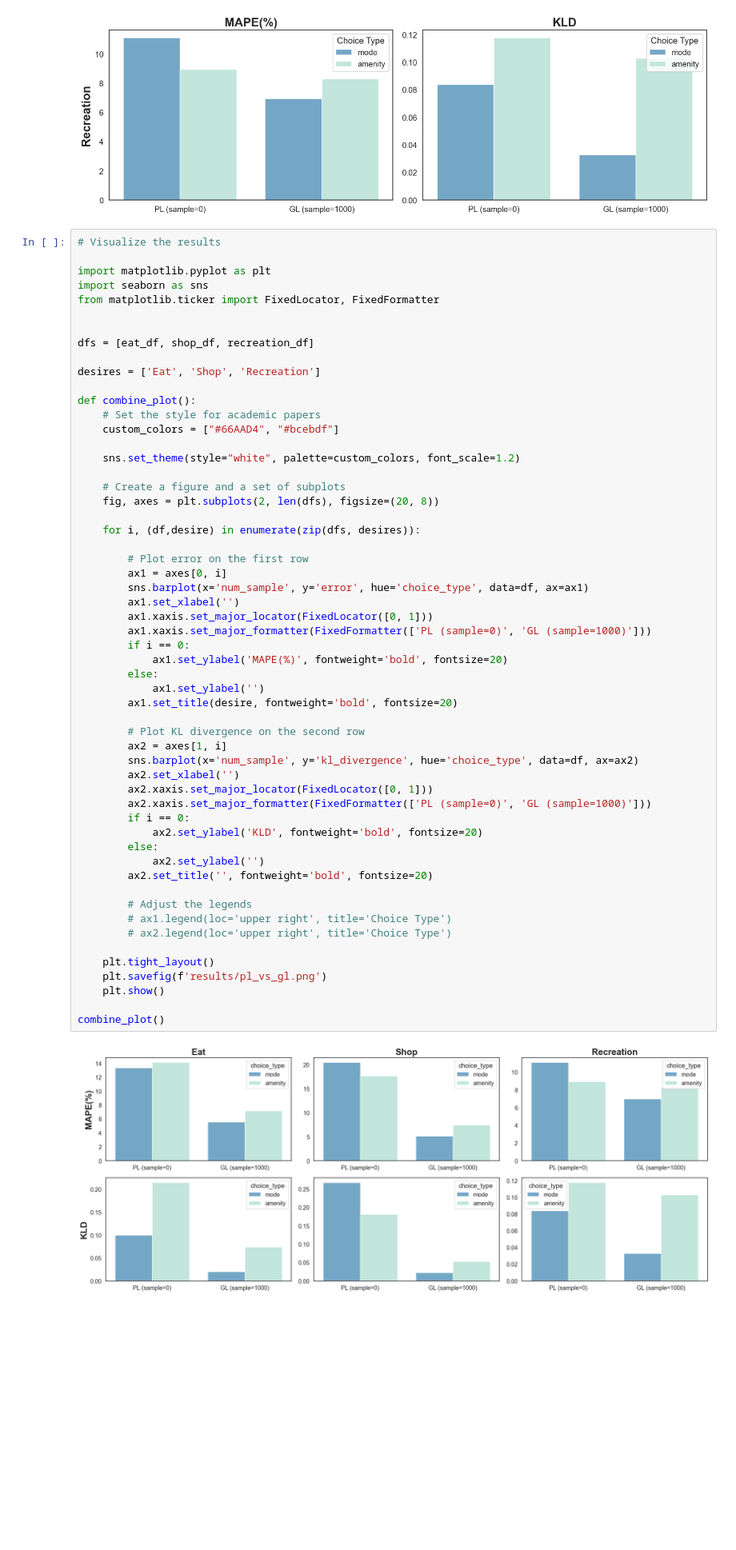
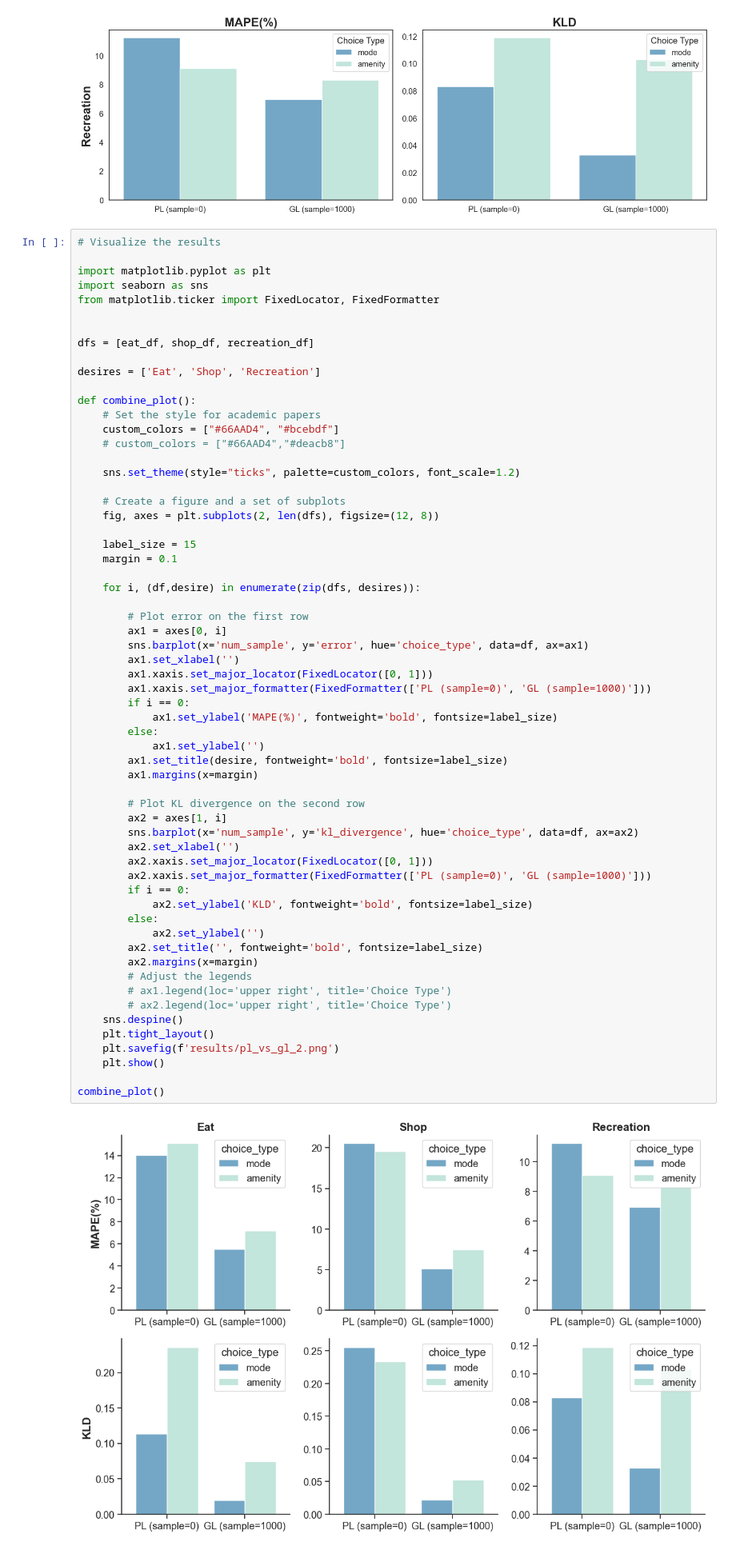
Before and after one commit to kekehurry/Human-Choice-Model, a Jupyter notebook: 03_evaluate_pl_vs_gl.ipynb, the cells around one changed output. Shown at 80% size. Cells and saved outputs as stored; diff of their text form; blank space fills up the shorter version.

```diff
--- a/03_evaluate_pl_vs_gl.ipynb
+++ b/03_evaluate_pl_vs_gl.ipynb
@@ -102,46 +102,51 @@ desires = ['Eat', 'Shop', 'Recreation']
 def combine_plot():
     # Set the style for academic papers
     custom_colors = ["#66AAD4", "#bcebdf"]
+    # custom_colors = ["#66AAD4","#deacb8"]
 
-    sns.set_theme(style="white", palette=custom_colors, font_scale=1.2)
+    sns.set_theme(style="ticks", palette=custom_colors, font_scale=1.2)
 
     # Create a figure and a set of subplots
-    fig, axes = plt.subplots(2, len(dfs), figsize=(20, 8))
+    fig, axes = plt.subplots(2, len(dfs), figsize=(12, 8))
+
+    label_size = 15
+    margin = 0.1
 
     for i, (df,desire) in enumerate(zip(dfs, desires)):
 
         # Plot error on the first row
         ax1 = axes[0, i]
         sns.barplot(x='num_sample', y='error', hue='choice_type', data=df, ax=ax1)
         ax1.set_xlabel('')
         ax1.xaxis.set_major_locator(FixedLocator([0, 1]))
         ax1.xaxis.set_major_formatter(FixedFormatter(['PL (sample=0)', 'GL (sample=1000)']))
         if i == 0:
-            ax1.set_ylabel('MAPE(%)', fontweight='bold', fontsize=20)
+            ax1.set_ylabel('MAPE(%)', fontweight='bold', fontsize=label_size)
         else:
             ax1.set_ylabel('')
-        ax1.set_title(desire, fontweight='bold', fontsize=20)
+        ax1.set_title(desire, fontweight='bold', fontsize=label_size)
+        ax1.margins(x=margin)
 
         # Plot KL divergence on the second row
         ax2 = axes[1, i]
         sns.barplot(x='num_sample', y='kl_divergence', hue='choice_type', data=df, ax=ax2)
         ax2.set_xlabel('')
         ax2.xaxis.set_major_locator(FixedLocator([0, 1]))
         ax2.xaxis.set_major_formatter(FixedFormatter(['PL (sample=0)', 'GL (sample=1000)']))
         if i == 0:
-            ax2.set_ylabel('KLD', fontweight='bold', fontsize=20)
+            ax2.set_ylabel('KLD', fontweight='bold', fontsize=label_size)
         else:
             ax2.set_ylabel('')
-        ax2.set_title('', fontweight='bold', fontsize=20)
-
+        ax2.set_title('', fontweight='bold', fontsize=label_size)
+        ax2.margins(x=margin)
         # Adjust the legends
         # ax1.legend(loc='upper right', title='Choice Type')
         # ax2.legend(loc='upper right', title='Choice Type')
-
+    sns.despine()
     plt.tight_layout()
-    plt.savefig(f'results/pl_vs_gl.png')
+    plt.savefig(f'results/pl_vs_gl_2.png')
     plt.show()
 
 combine_plot()
 # %% [output]
-[figure, old version]
+[figure, new version]
```
Also changed, not shown: parts of 2 cells of this notebook, 18 other files.
